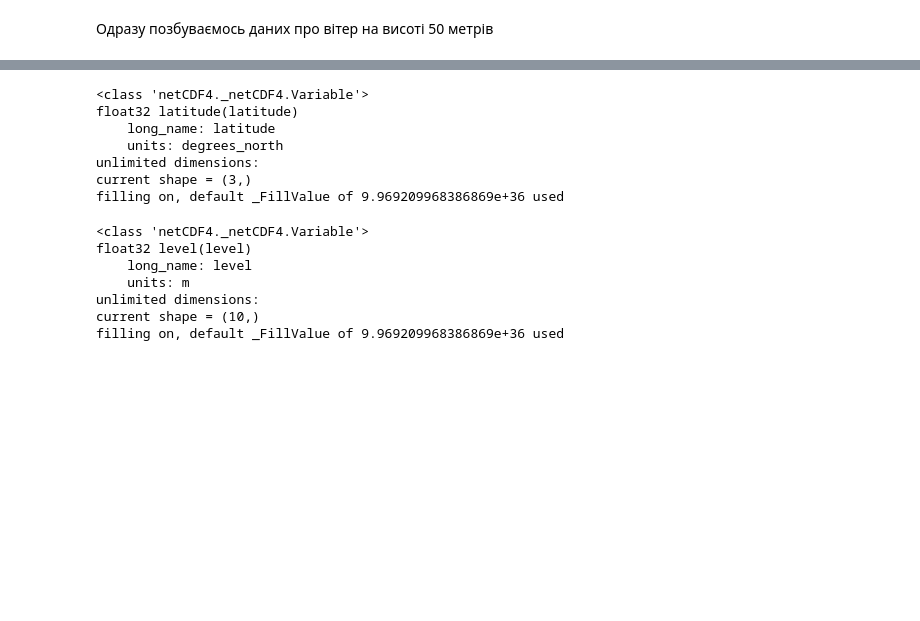
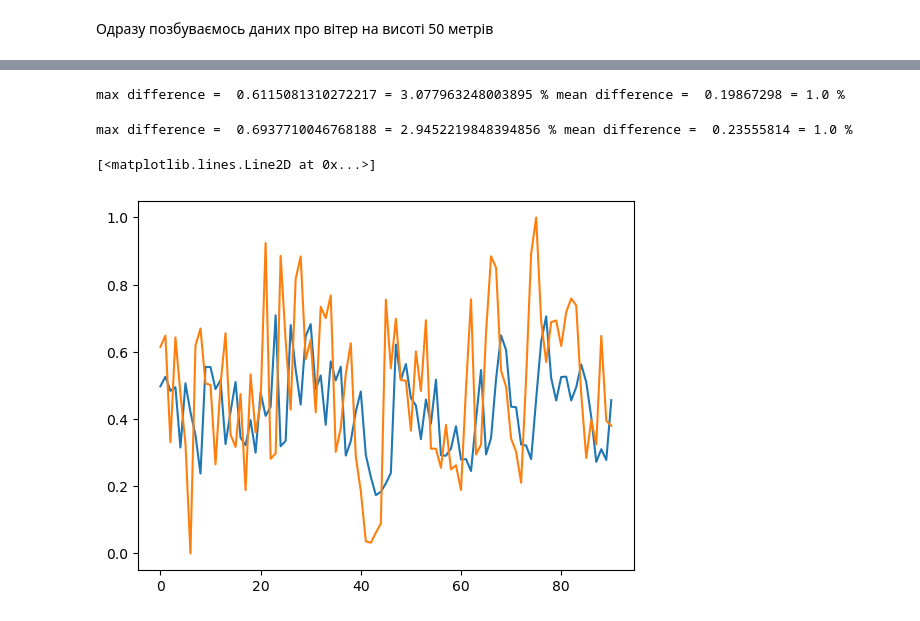
Before and after one commit to ItyTell/Modeling-the-distribution-of-harmful-emissions-in-the-atmosphere, a Jupyter notebook: main.ipynb, the cells around one changed output, grey strips where cells are left out. Cells and saved outputs as stored; diff of their text form; code cells hidden in the pictures; blank space fills up the shorter version.

```diff
--- a/main.ipynb
+++ b/main.ipynb
@@ -170,0 +204,2 @@ array([67.64603], dtype=float32)
+# %%
+result_test = sample_test.get("co_conc")
@@ -240,20 +246,18 @@ filling on
-# %%
-data['latitude']
-# %% [output]
-<class 'netCDF4._netCDF4.Variable'>
-float32 latitude(latitude)
-    long_name: latitude
-    units: degrees_north
-unlimited dimensions:
-current shape = (3,)
-filling on, default _FillValue of 9.969209968386869e+36 used
-# %%
-data['level']
-# %% [output]
-<class 'netCDF4._netCDF4.Variable'>
-float32 level(level)
-    long_name: level
-    units: m
-unlimited dimensions:
-current shape = (10,)
-filling on, default _FillValue of 9.969209968386869e+36 used
+# %%
+prediction_test = np.array(model.predict(params_test))
+# %%
+print("max difference = ", np.max(np.abs(prediction_test - result_test)), "=", np.max(np.abs(prediction_test - result_test)) / np.mean(np.abs(prediction_test - result_test)), "% "
+      "mean difference = " ,np.mean(np.abs(prediction_test - result_test)), "=" , np.mean(np.abs(prediction_test - result_test)) / np.mean(np.abs(prediction_test - result_test)), "% ")
+# %% [output]
+max difference =  0.6115081310272217 = 3.077963248003895 % mean difference =  0.19867298 = 1.0 %
+# %%
+print("max difference = ", np.max(np.abs(params_test["co_conc"] - result_test)), "=", np.max(np.abs(params_test["co_conc"] - result_test)) / np.mean(np.abs(params_test["co_conc"] - result_test)), "% "
+      "mean difference = " ,np.mean(np.abs(params_test["co_conc"] - result_test)), "=" , np.mean(np.abs(params_test["co_conc"] - result_test)) / np.mean(np.abs(params_test["co_conc"] - result_test)), "% ")
+# %% [output]
+max difference =  0.6937710046768188 = 2.9452219848394856 % mean difference =  0.23555814 = 1.0 %
+# %%
+plt.plot(prediction_test)
+plt.plot(result_test)
+# %% [output]
+[<matplotlib.lines.Line2D at 0x...>]
+[figure, added]
```
Also changed, not shown: parts of 25 cells of this notebook, 2 other files.
